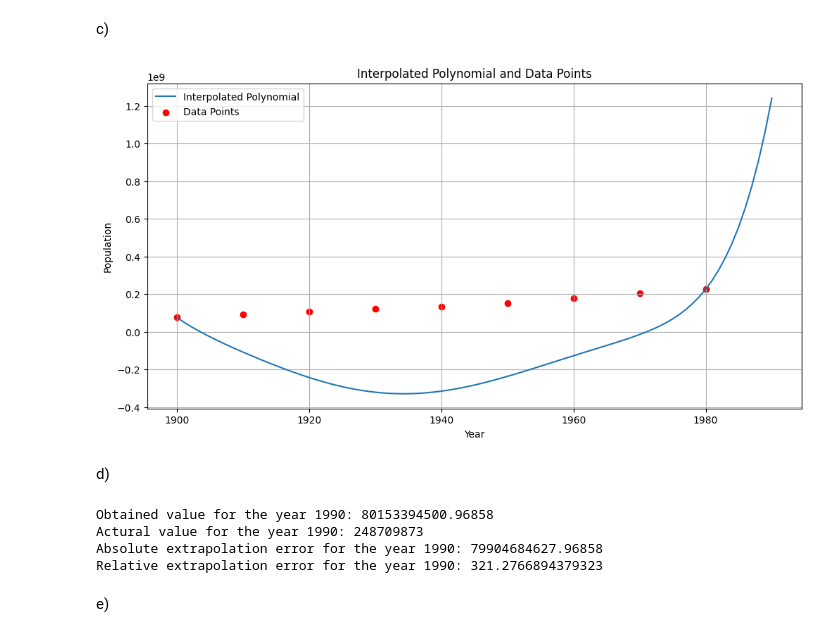
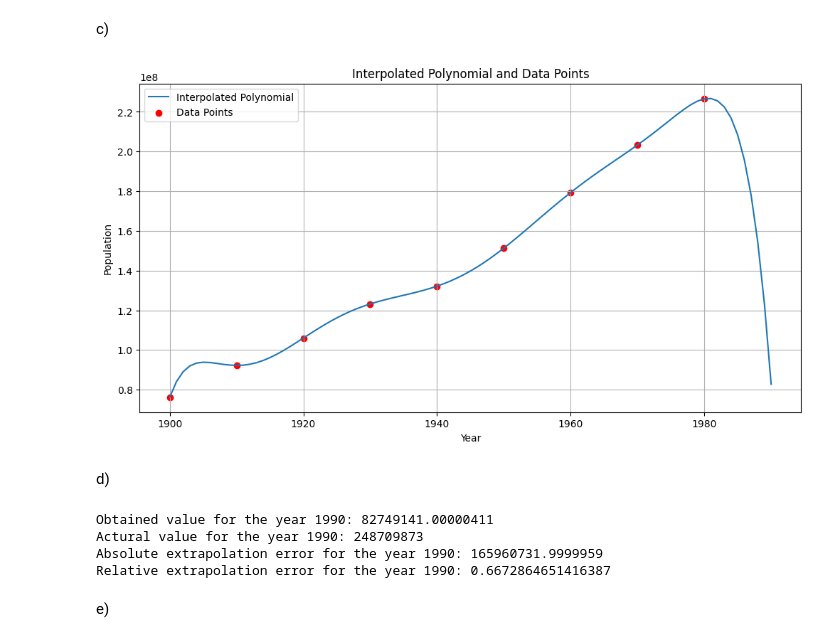
Before and after one commit to biganton/MOWNIT, a Jupyter notebook: lab3/lab3.ipynb, the cells around one changed output. Cells and saved outputs as stored; diff of their text form; code cells hidden in the pictures.

```diff
--- a/lab3/lab3.ipynb
+++ b/lab3/lab3.ipynb
@@ -84,40 +84,40 @@ c)
 # %%
 best_base_type = np.argmin(cond_numbers) + 1  # Wychodzi 4, dlatego bierzemy bazę funkcji postaci φj(t) = ((t - 1940)/40)^(j-1)
 V_best = create_vandermonde_matrix(years, best_base_type)
 coefficients = np.linalg.solve(V_best, population)
 
 def horner(x, coeffs):
-    n = len(coeffs)
-    result = coeffs[0]
-    for i in range(1, n):
+    n = len(coeffs) - 1
+    result = coeffs[-1]
+    for i in range(n-1, -1, -1):
         result = result * x + coeffs[i]
     return result
 
 x_values = np.arange(1900, 1991)
 y_values = horner((x_values - 1940)/40, coefficients)
 
 # To wychodzi dużo lepiej
 # poly = Polynomial(coefficients)
 # x_range = np.arange(1900, 1991)
 # y_values = poly((x_range - 1940) / 40)  # Dla najlepszej bazy
 
 plt.figure(figsize=(12, 6))
 plt.plot(x_values, y_values, label='Interpolated Polynomial')
 plt.scatter(years, population, color='red', label='Data Points')
 plt.title('Interpolated Polynomial and Data Points')
 plt.xlabel('Year')
 plt.ylabel('Population')
 plt.legend()
 plt.grid(True)
 plt.show()
 # %% [output]
-[figure, old version]
+[figure, new version]
 # %% [markdown]
 d)
 # %%
 true_value_1990 = 248709873
 #predicted_1990 = poly((1990 - 1940) / 40)
-predicted_1990 = horner((1990 - 1904)/40, coefficients)
+predicted_1990 = horner((1990 - 1940)/40, coefficients)
 relative_error = np.abs(predicted_1990 - true_value_1990) / true_value_1990
 
 print("Obtained value for the year 1990:", predicted_1990)
@@ -125,10 +125,10 @@ print("Actural value for the year 1990:", true_value_1990)
 print("Absolute extrapolation error for the year 1990:", np.abs(predicted_1990 - true_value_1990))
 print("Relative extrapolation error for the year 1990:", relative_error)
 # %% [output]
-Obtained value for the year 1990: 80153394500.96858
+Obtained value for the year 1990: 82749141.00000411
 Actural value for the year 1990: 248709873
-Absolute extrapolation error for the year 1990: 79904684627.96858
-Relative extrapolation error for the year 1990: 321.2766894379323
+Absolute extrapolation error for the year 1990: 165960731.9999959
+Relative extrapolation error for the year 1990: 0.6672864651416387
 # %% [markdown]
 e)
 # %%
```
Also changed, not shown: parts of 1 cell of this notebook.
